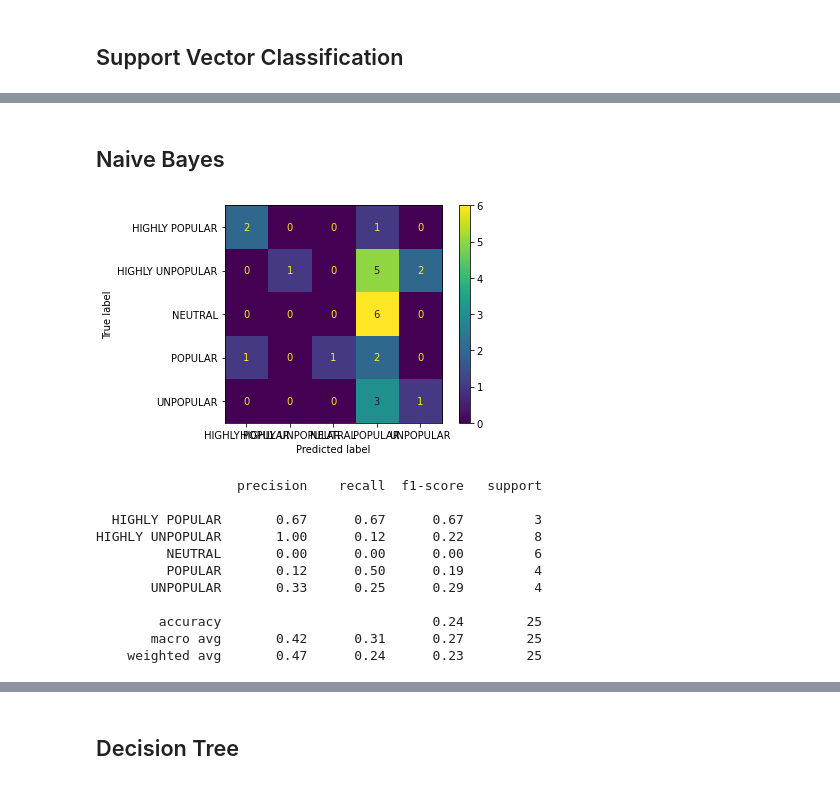
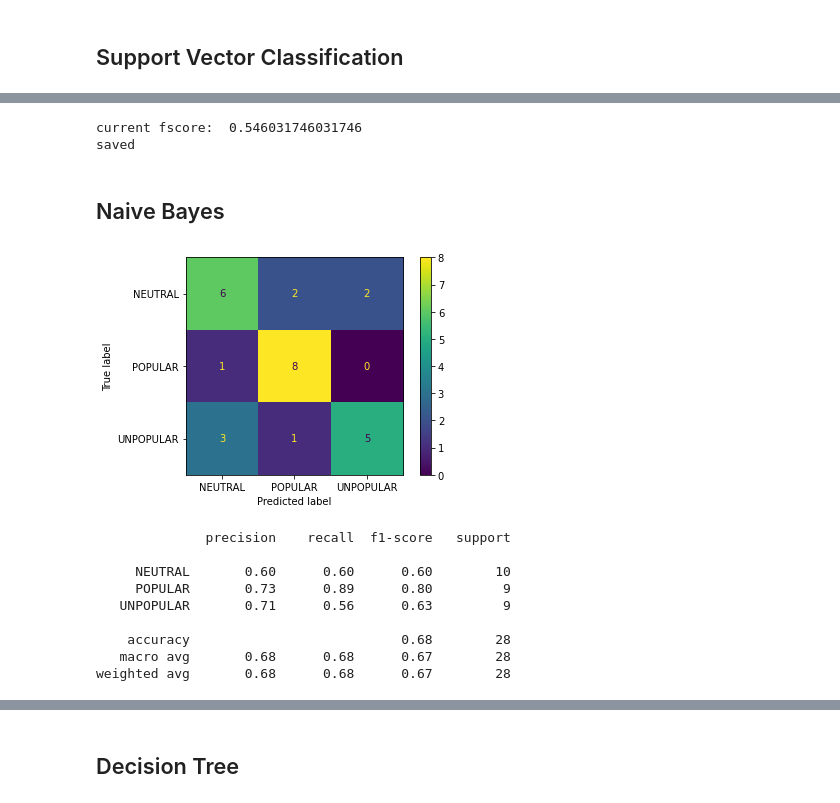
Before and after one commit to milijanadj/SIAP, a Jupyter notebook: models.ipynb, the cells around one changed output, grey strips where cells are left out. Cells and saved outputs as stored; diff of their text form; code cells hidden in the pictures.

```diff
--- a/models.ipynb
+++ b/models.ipynb
@@ -193,18 +245,43 @@ HIGHLY UNPOPULAR       0.33      0.25      0.29         8
+# %%
+fscore = get_fscore(y_test, y_pred)
+print('current fscore: ', fscore)
+
+try:
+    filename = 'models/svc.pickle'
+    stored_model = pickle.load(open(filename, 'rb'))
+    y_pred = stored_model.predict(X_test)
+
+    old_fscore = get_fscore(y_test, y_pred)
+    print('old fscore:', old_fscore)
+
+    if fscore > old_fscore:
+        pickle.dump(svc, open(filename, 'wb'))
+        print('saved')
+        scores['support vector classification'] = fscore
+    else:
+        scores['support vector classification'] = old_fscore
+except FileNotFoundError:
+    pickle.dump(svc, open(filename, 'wb'))
+    print('saved')
+    scores['support vector classification'] = fscore
+# %% [output]
+current fscore:  0.546031746031746
+saved
 # %% [markdown]
 ## Naive Bayes
 # %%
 #ucitavanje
 train_df = pandas.read_csv('datasets/train.csv')
-X_train = train_df.iloc[:, [2, 4, 5, 6, 7]].values
-y_train = train_df.iloc[:, 3].values
+X_train = train_df.iloc[:, [3, 5, 6, 7, 8, 9, 11]].values
+y_train = train_df.iloc[:, 4].values
 
 test_df = pandas.read_csv('datasets/test.csv')
-X_test = test_df.iloc[:, [2, 4, 5, 6, 7]].values
-y_test = test_df.iloc[:, 3].values
+X_test = test_df.iloc[:, [3, 5, 6, 7, 8, 9, 11]].values
+y_test = test_df.iloc[:, 4].values
 
 validation_df = pandas.read_csv('datasets/validation.csv')
-X_validation = validation_df.iloc[:, [2, 4, 5, 6, 7]].values
-y_validation = validation_df.iloc[:, 3].values
+X_validation = validation_df.iloc[:, [3, 5, 6, 7, 8, 9, 11]].values
+y_validation = validation_df.iloc[:, 4].values
 
 #normalizacija
 scaler = StandardScaler()
@@ -223,24 +300,22 @@ y_pred = gnb.predict(X_test)
 # %%
 cm = confusion_matrix(y_test, y_pred)
 disp = ConfusionMatrixDisplay(
     confusion_matrix=cm,
-    display_labels=rfc.classes_
+    display_labels=gnb.classes_
 )
 disp.plot()
 plt.show()
 # %% [output]
-[figure, old version]
+[figure, new version]
 # %%
 print(classification_report(y_test, y_pred))
 # %% [output]
-                  precision    recall  f1-score   support
+              precision    recall  f1-score   support
 
-  HIGHLY POPULAR       0.67      0.67      0.67         3
-HIGHLY UNPOPULAR       1.00      0.12      0.22         8
-         NEUTRAL       0.00      0.00      0.00         6
-         POPULAR       0.12      0.50      0.19         4
-       UNPOPULAR       0.33      0.25      0.29         4
+     NEUTRAL       0.60      0.60      0.60        10
+     POPULAR       0.73      0.89      0.80         9
+   UNPOPULAR       0.71      0.56      0.63         9
 
-        accuracy                           0.24        25
-       macro avg       0.42      0.31      0.27        25
-    weighted avg       0.47      0.24      0.23        25
+    accuracy                           0.68        28
+   macro avg       0.68      0.68      0.67        28
+weighted avg       0.68      0.68      0.67        28
```
Also changed, not shown: parts of 29 cells of this notebook, 13 other files.
